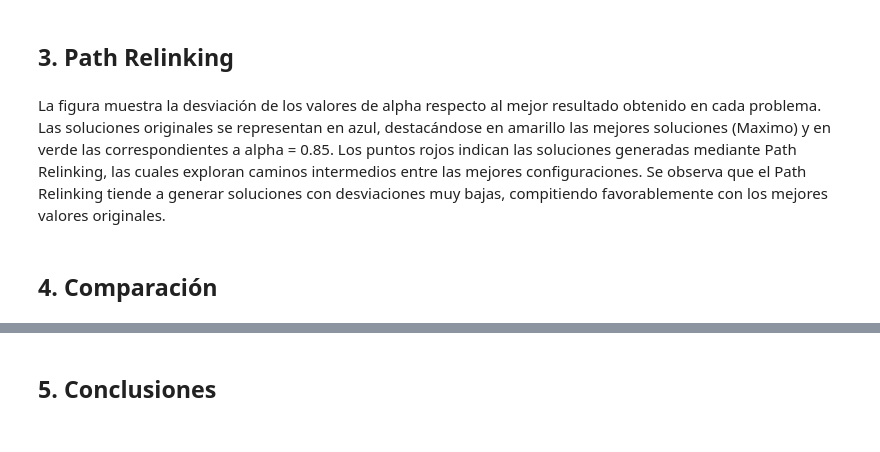
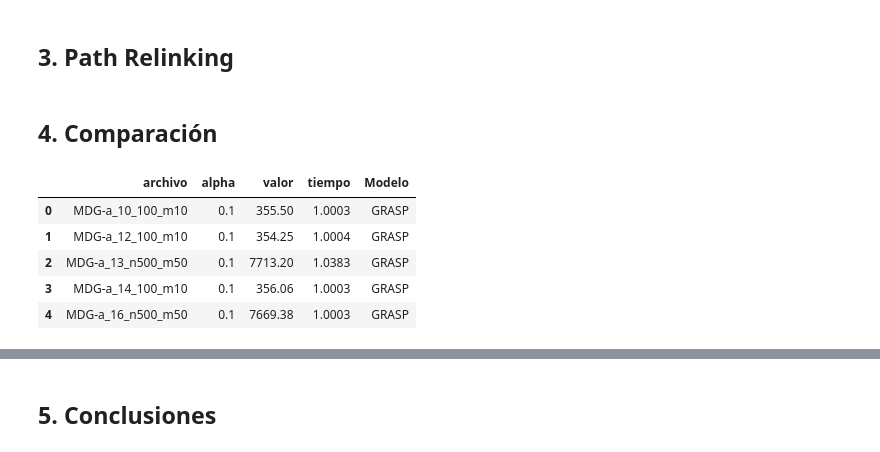
Before and after one commit to ensabai/Trabajo-Log-stica, a Jupyter notebook: notebook.ipynb, the cells around one changed output, grey strips where cells are left out. Drawn from its saved outputs; the diff is of its cells as text; code cells hidden in the pictures.

```diff
--- a/notebook.ipynb
+++ b/notebook.ipynb
@@ -217,7 +217,5 @@ plt.show()
 Se utilizará $\alpha = 0.1$.
 # %% [markdown]
 ## 3. Path Relinking
-# %% [markdown]
-La figura muestra la desviación de los valores de alpha respecto al mejor resultado obtenido en cada problema. Las soluciones originales se representan en azul, destacándose en amarillo las mejores soluciones (Maximo) y en verde las correspondientes a alpha = 0.85. Los puntos rojos indican las soluciones generadas mediante Path Relinking, las cuales exploran caminos intermedios entre las mejores configuraciones. Se observa que el Path Relinking tiende a generar soluciones con desviaciones muy bajas, compitiendo favorablemente con los mejores valores originales.
 # %% [markdown]
 ## 4. Comparación
@@ -223,0 +227,11 @@ La figura muestra la desviación de los valores de alpha respecto al mejor resul
+# %%
+data_0_1 = pd.concat([data_1_0_1, data_5_0_1, data_10_0_1, data_60_0_1]).reset_index(drop=True)
+data_0_1["Modelo"] = "GRASP"
+data_0_1.head()
+# %% [output]
+|  | archivo | alpha | valor | tiempo | Modelo |
+| 0 | MDG-a_10_100_m10 | 0.1 | 355.50 | 1.0003 | GRASP |
+| 1 | MDG-a_12_100_m10 | 0.1 | 354.25 | 1.0004 | GRASP |
+| 2 | MDG-a_13_n500_m50 | 0.1 | 7713.20 | 1.0383 | GRASP |
+| 3 | MDG-a_14_100_m10 | 0.1 | 356.06 | 1.0003 | GRASP |
+| 4 | MDG-a_16_n500_m50 | 0.1 | 7669.38 | 1.0003 | GRASP |
```
Also changed, not shown: parts of 11 cells of this notebook, 6 other files.
